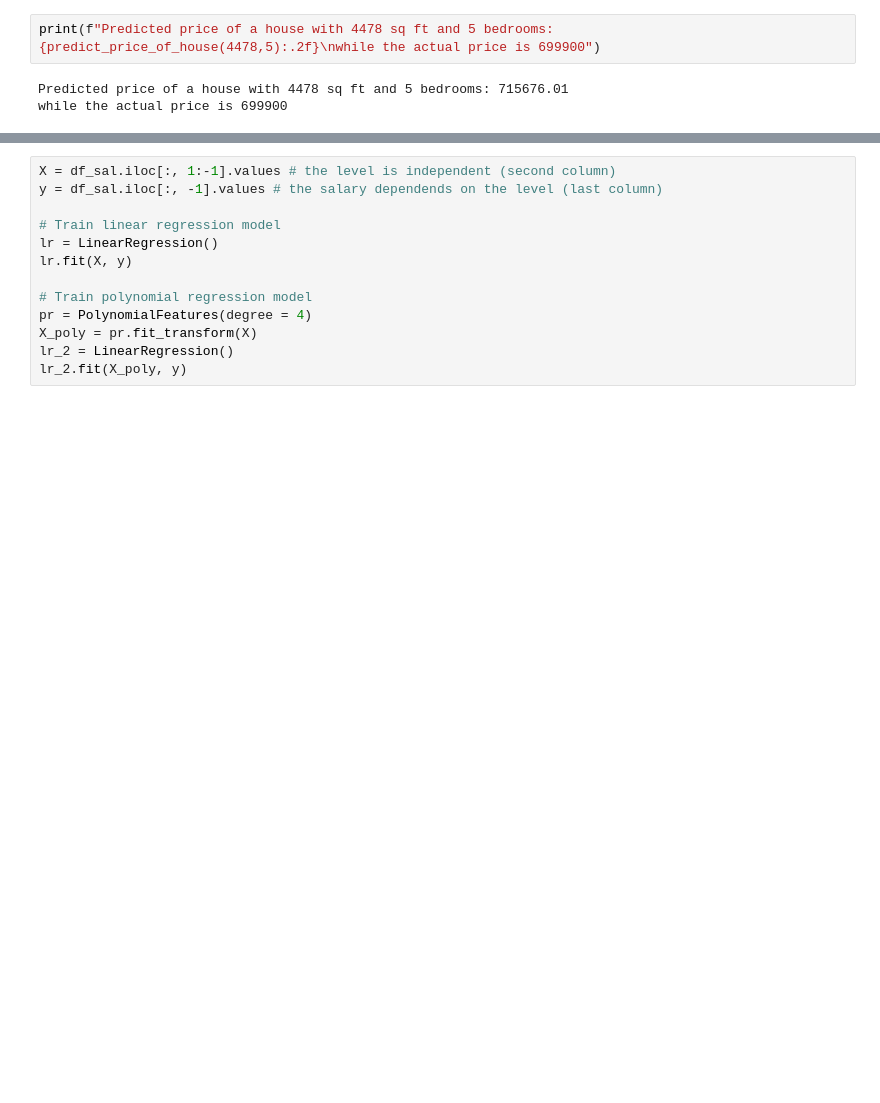
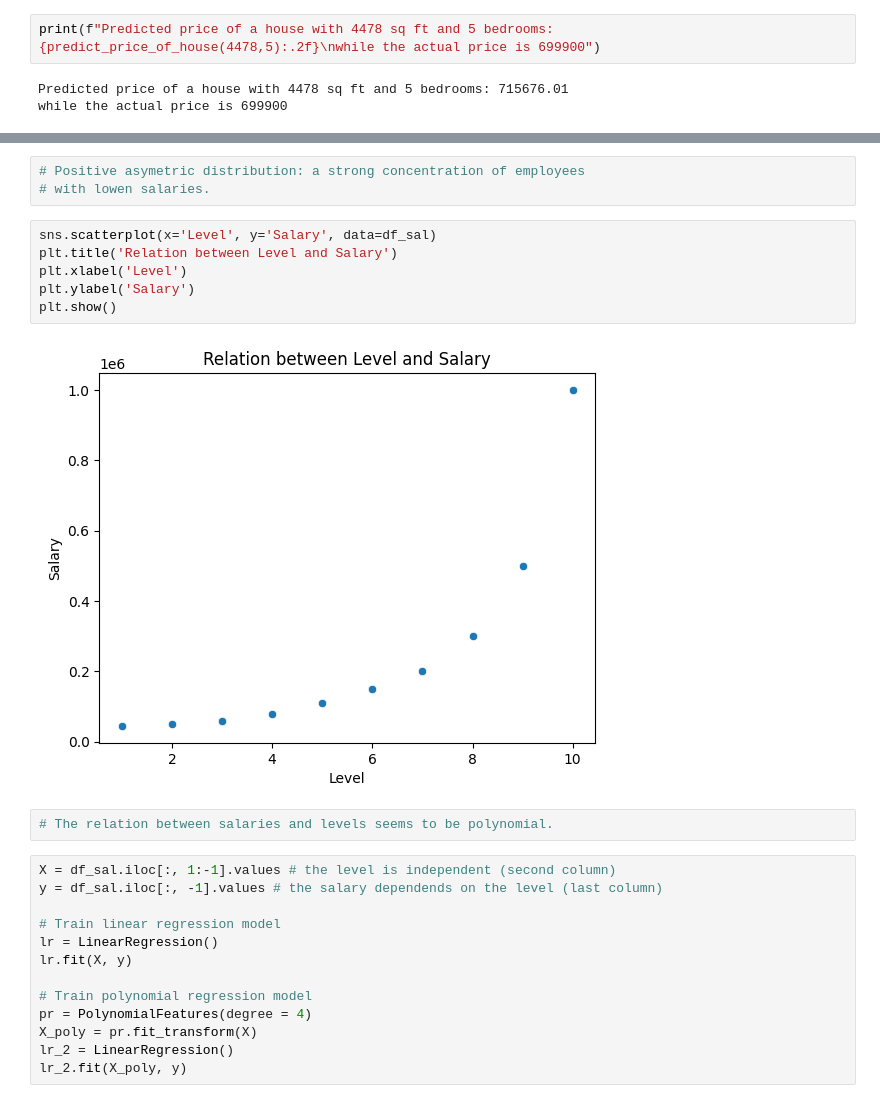
Before and after one commit to mo-hamedaziz/Machine-Learning-Labs, a Jupyter notebook: TP4/tp4.ipynb, the cells around one changed output, grey strips where cells are left out. Cells and saved outputs as stored; diff of their text form; blank space fills up the shorter version.

```diff
--- a/TP4/tp4.ipynb
+++ b/TP4/tp4.ipynb
@@ -381,3 +446,16 @@ df_sal.head()
+# %%
+# Positive asymetric distribution: a strong concentration of employees
+# with lowen salaries.
+# %%
+sns.scatterplot(x='Level', y='Salary', data=df_sal)
+plt.title('Relation between Level and Salary')
+plt.xlabel('Level')
+plt.ylabel('Salary')
+plt.show()
+# %% [output]
+[figure, added]
+# %%
+# The relation between salaries and levels seems to be polynomial.
 # %%
 X = df_sal.iloc[:, 1:-1].values # the level is independent (second column)
 y = df_sal.iloc[:, -1].values # the salary dependends on the level (last column)
```
Also changed, not shown: parts of 34 cells of this notebook, 2 other files.
